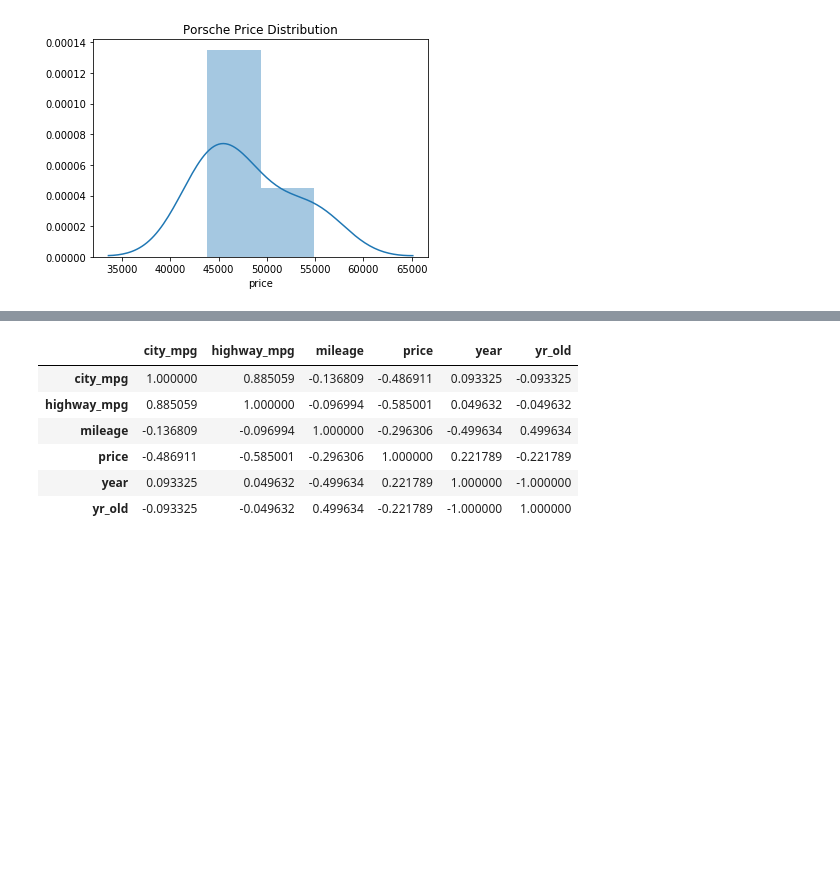
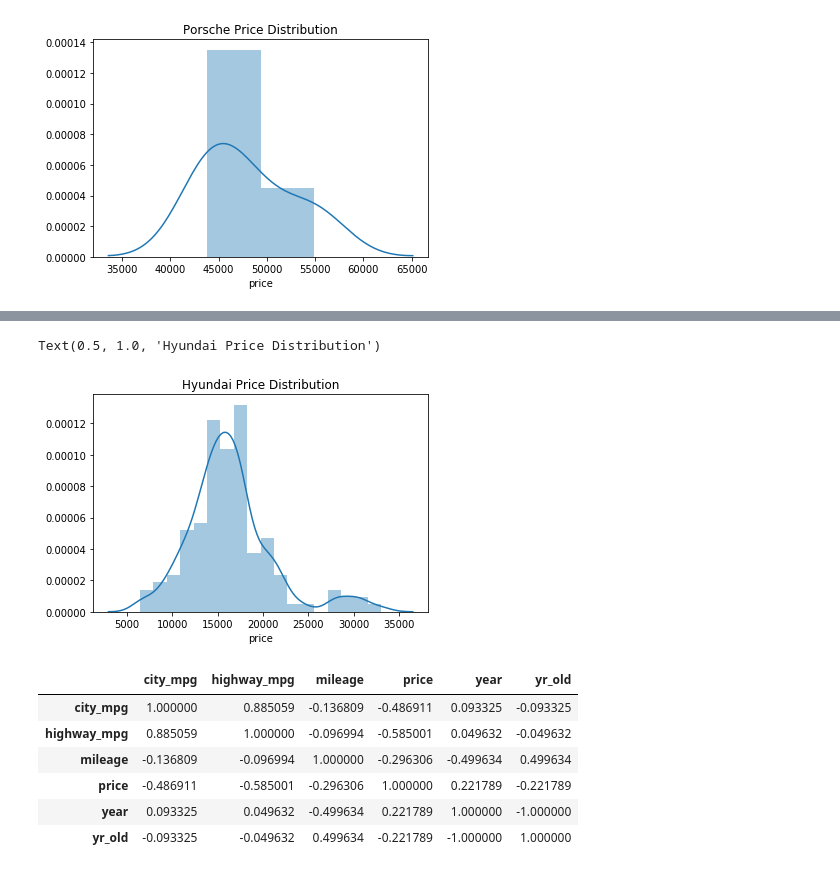
Before and after one commit to hamiltonchangcodes/Used_Car_Linear_Regression_Prediction, a Jupyter notebook: 03_EDA.ipynb, the cells around one changed output, grey strips where cells are left out. Saved outputs shown, nothing was run; the diff lists cells and outputs as text; code cells hidden in the pictures; blank space fills up the shorter version.

```diff
--- a/03_EDA.ipynb
+++ b/03_EDA.ipynb
@@ -339,0 +372,2 @@ acura
+# %%
+hyundai = df.loc[df.make == 'Hyundai']
@@ -340,3 +394,8 @@ acura
+# %%
+sns.distplot(hyundai.price).set_title("Hyundai Price Distribution")
+# %% [output]
+Text(0.5, 1.0, 'Hyundai Price Distribution')
+[figure, added]
 # %%
 # Checking the different relationship between the continuous data
 # %%
```
Also changed, not shown: parts of 5 cells of this notebook.
